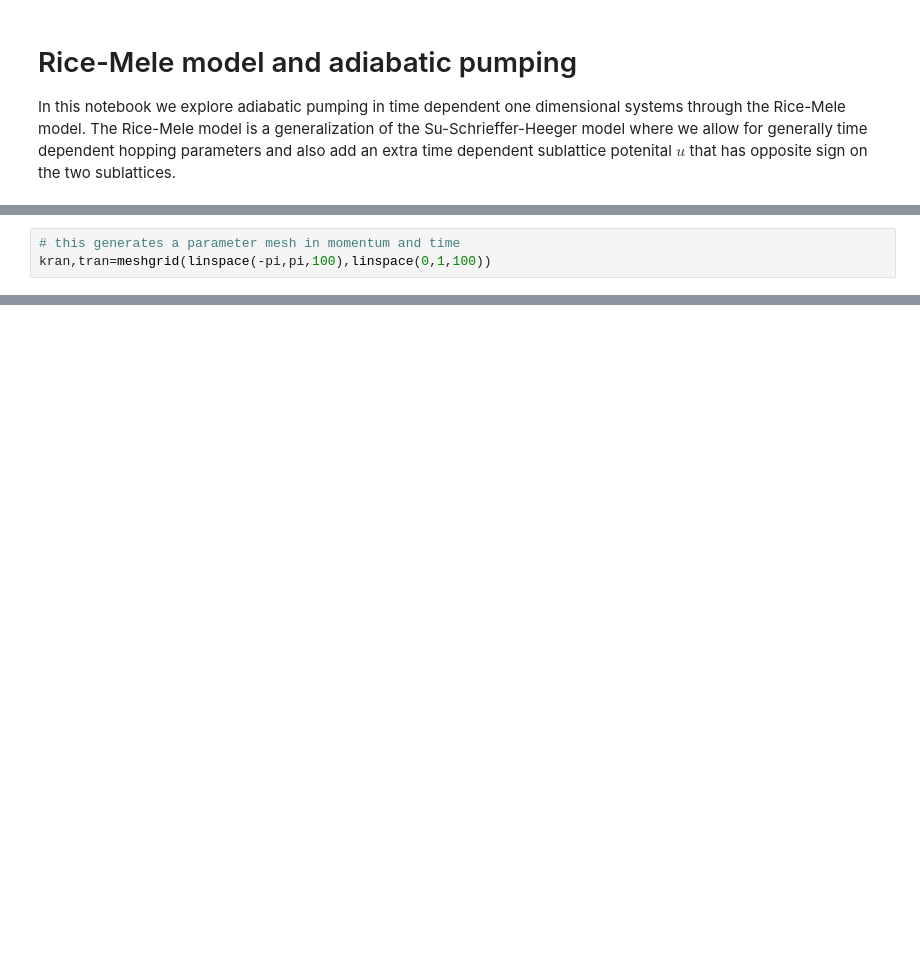
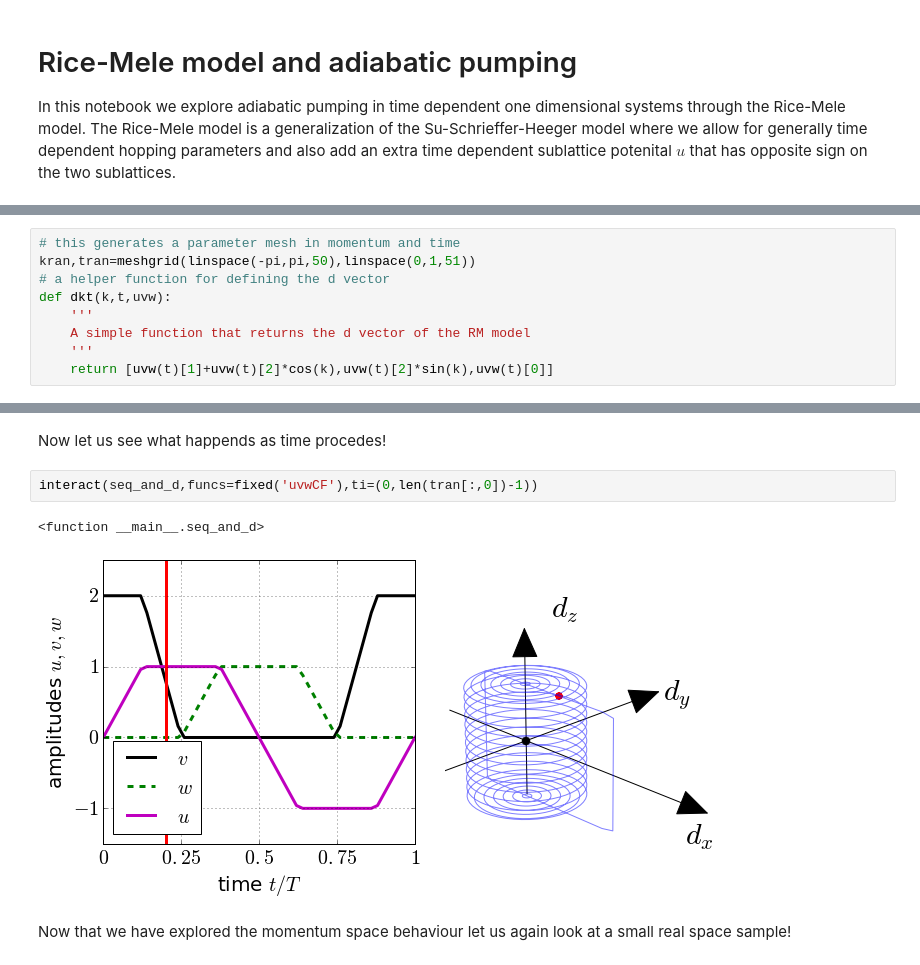
Before and after one commit to oroszl/topins, a Jupyter notebook: RM.ipynb, the cells around one changed output, grey strips where cells are left out. Saved outputs shown, nothing was run; the diff lists cells and outputs as text; blank space fills up the shorter version.

```diff
--- a/RM.ipynb
+++ b/RM.ipynb
@@ -21,6 +24,15 @@ class Arrow3D(FancyArrowPatch):
         FancyArrowPatch.draw(self, renderer)
 # %% [output]
 Populating the interactive namespace from numpy and matplotlib
+# %%
+# this generates a parameter mesh in momentum and time
+kran,tran=meshgrid(linspace(-pi,pi,50),linspace(0,1,51))
+# a helper function for defining the d vector
+def dkt(k,t,uvw):
+    '''
+    A simple function that returns the d vector of the RM model
+    '''
+    return [uvw(t)[1]+uvw(t)[2]*cos(k),uvw(t)[2]*sin(k),uvw(t)[0]]
 # %% [markdown]
 ## The control freak sequence
 
@@ -34,6 +40,3 @@ def dkt(k,t,uvw):
-# %%
-# this generates a parameter mesh in momentum and time
-kran,tran=meshgrid(linspace(-pi,pi,100),linspace(0,1,100))
 # %%
 def f(t):
     '''
@@ -58,0 +110,9 @@ dkt(kran,tran,uvwCF)
+# %% [markdown]
+Now let us see what happends as time procedes!
+# %%
+interact(seq_and_d,funcs=fixed('uvwCF'),ti=(0,len(tran[:,0])-1))
+# %% [output]
+<function __main__.seq_and_d>
+[figure, added]
+# %% [markdown]
+Now that we have explored the momentum space behaviour let us again look at a small real space sample!
```
Also changed, not shown: parts of 14 cells of this notebook, 1 other file.
